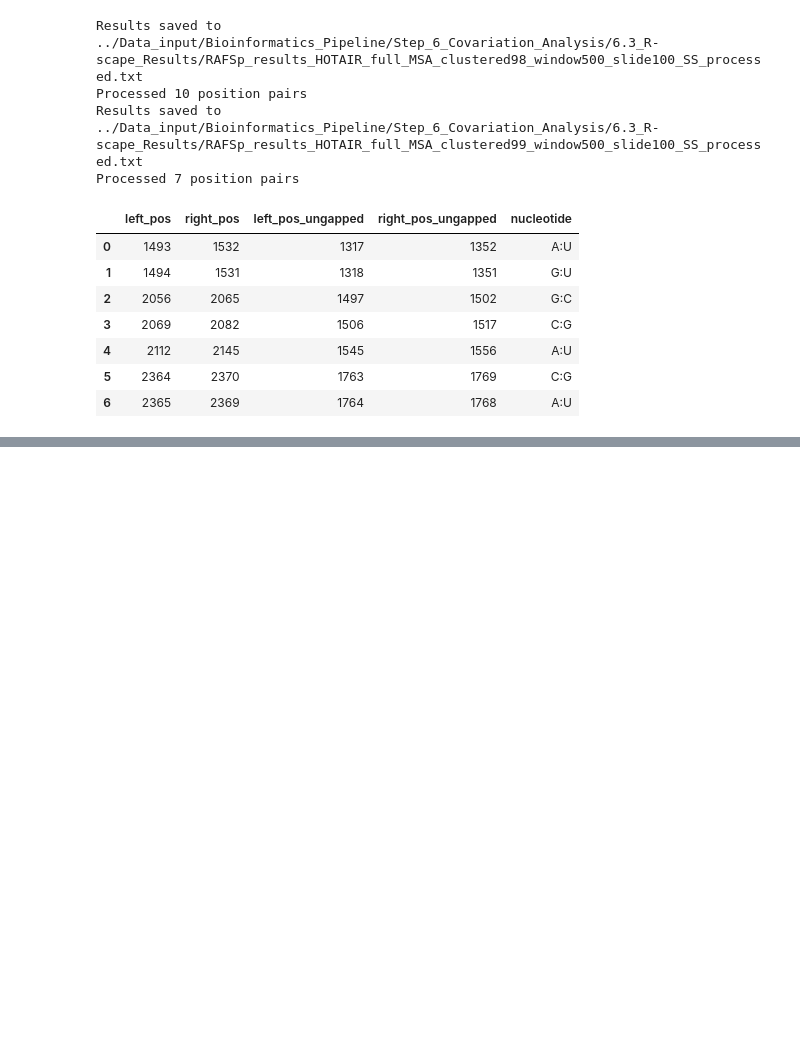
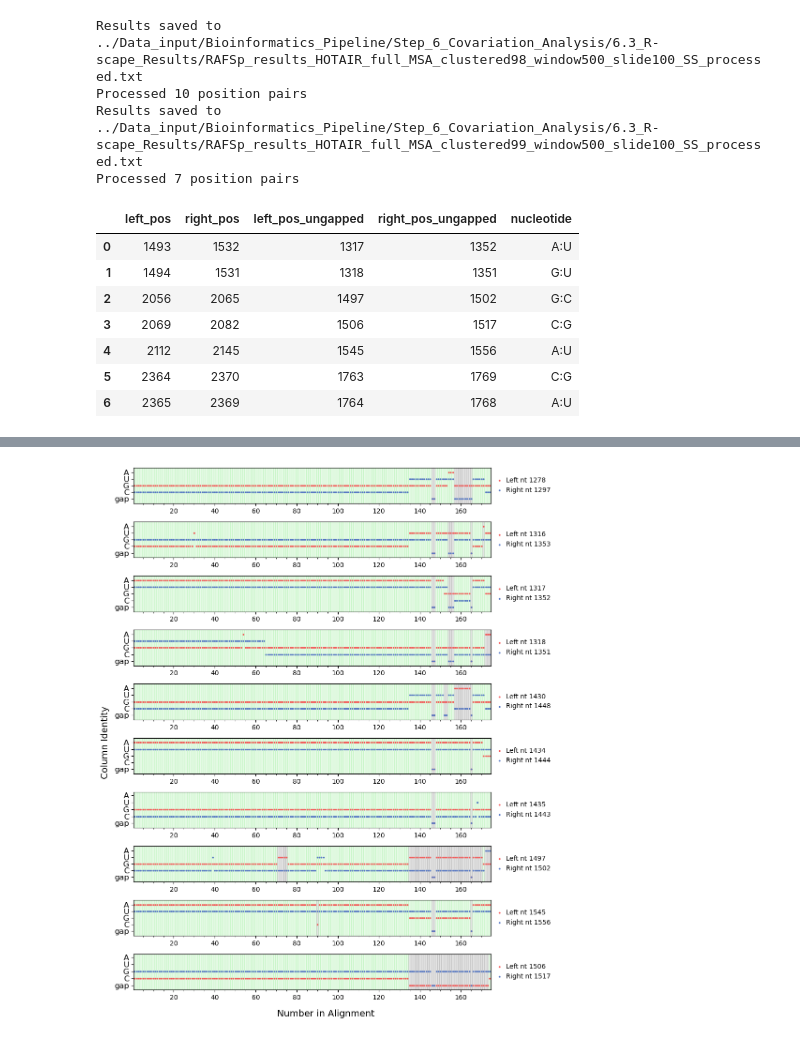
Before and after one commit to zerp4/HOTAIR, a Jupyter notebook: HOTAIR_Conservation_and_Covariation_Analysis.ipynb, the cells around one changed output, grey strips where cells are left out. Cells and saved outputs as stored; diff of their text form; code cells hidden in the pictures; blank space fills up the shorter version.

```diff
--- a/HOTAIR_Conservation_and_Covariation_Analysis.ipynb
+++ b/HOTAIR_Conservation_and_Covariation_Analysis.ipynb
@@ -1204,0 +1276,13 @@ Processed 7 position pairs
+# %%
+fig, axes = plt.subplots(nrows=10, ncols=1, figsize=(10, 12))
+axes_flat = axes.flatten()
+
+for gapped_pair, ungapped_pair, ax in zip(gapped_all, ungapped_all, axes_flat):
+    analyze_columns("Data_input/Bioinformatics_Pipeline/Step_3_Concatenate_MSA/HOTAIR_full_MSA.fasta", col1=gapped_pair[0], col2=gapped_pair[1], col3=ungapped_pair[0], col4=ungapped_pair[1], ax=ax)
+
+plt.tight_layout()
+plt.show()
+
+# fig.savefig(f"HOTAIR_full_MSA_all_covarying_pairs.png", dpi=300)
+# %% [output]
+[figure, added]
```
Also changed, not shown: parts of 4 cells of this notebook.
